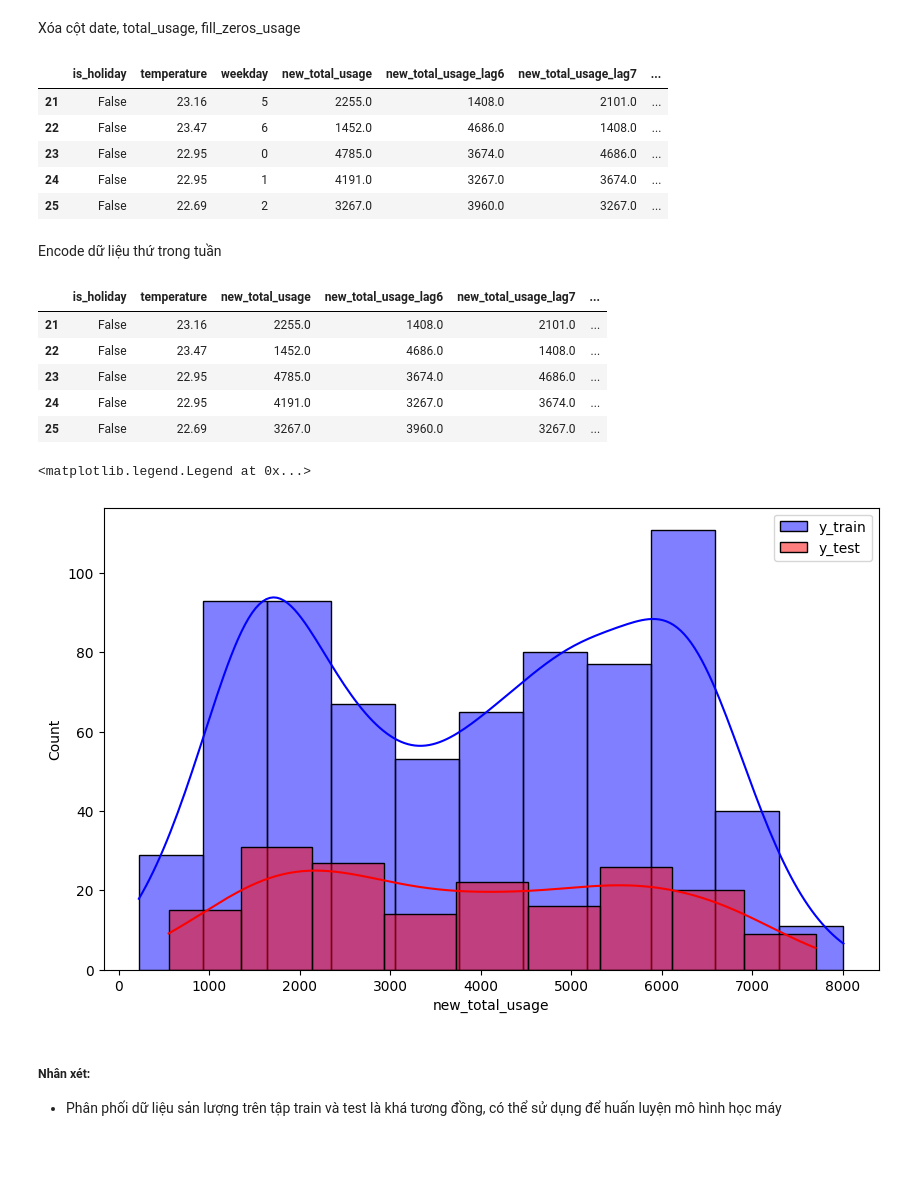
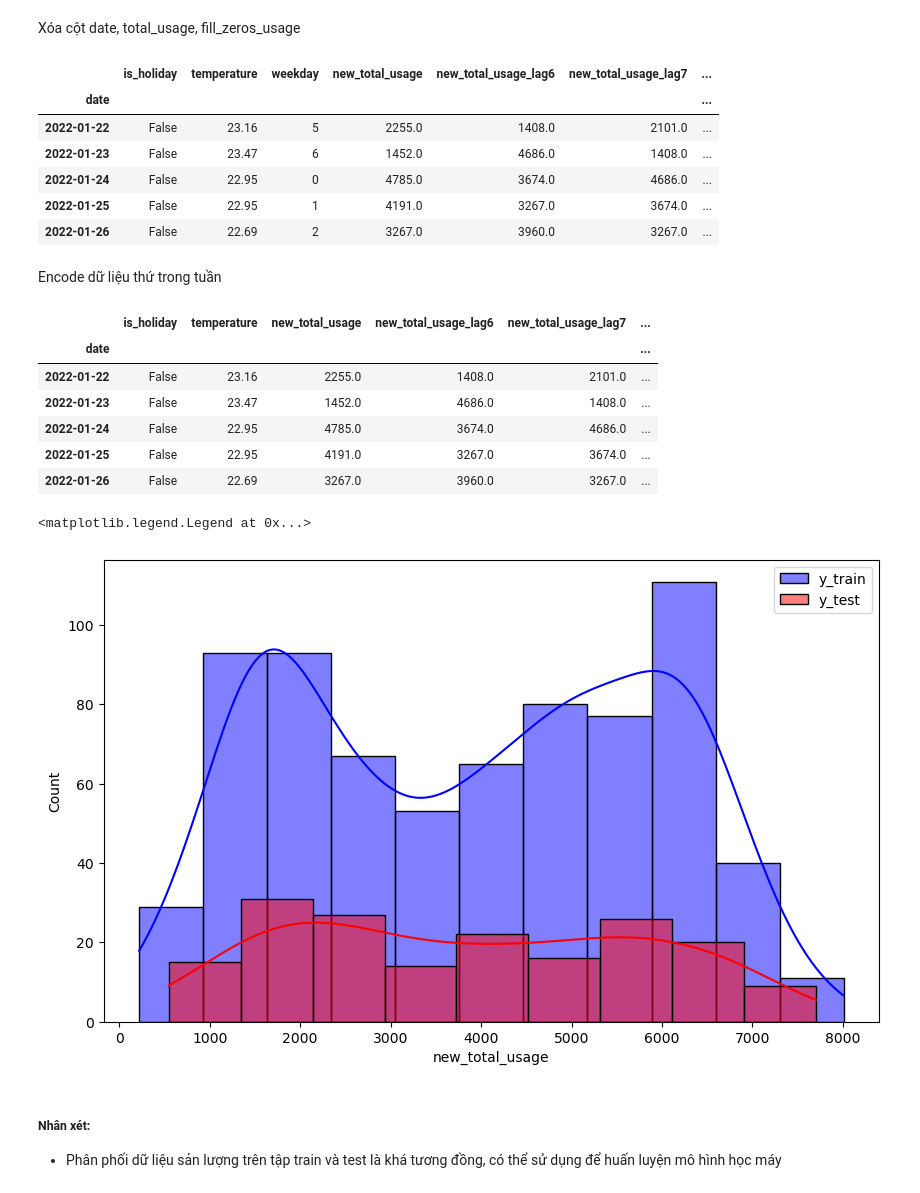
Before and after one commit to Tamvt0203/ElectricityConsumptionPrediction, a Jupyter notebook: PreProcessingData.ipynb, the cells around one changed output. Saved outputs shown, nothing was run; the diff lists cells and outputs as text; code cells hidden in the pictures; blank space fills up the shorter version.

Commit message:
preprocessing data: set index date before save csv

```diff
--- a/PreProcessingData.ipynb
+++ b/PreProcessingData.ipynb
@@ -1077,15 +1077,17 @@ total_usage_df.head()
 # %% [markdown]
 Xóa cột date, total_usage, fill_zeros_usage
 # %%
-ml_df = total_usage_df.drop(labels=['date', 'total_usage',  'fill_zeros_usage'], axis='columns')
+ml_df = total_usage_df.drop(labels=['total_usage',  'fill_zeros_usage'], axis='columns')
+ml_df = ml_df.set_index('date')
 ml_df.head()
 # %% [output]
 |  | is_holiday | temperature | weekday | new_total_usage | new_total_usage_lag6 | new_total_usage_lag7 | ... |
-| 21 | False | 23.16 | 5 | 2255.0 | 1408.0 | 2101.0 | ... |
-| 22 | False | 23.47 | 6 | 1452.0 | 4686.0 | 1408.0 | ... |
-| 23 | False | 22.95 | 0 | 4785.0 | 3674.0 | 4686.0 | ... |
-| 24 | False | 22.95 | 1 | 4191.0 | 3267.0 | 3674.0 | ... |
-| 25 | False | 22.69 | 2 | 3267.0 | 3960.0 | 3267.0 | ... |
+| date |  |  |  |  |  |  | ... |
+| 2022-01-22 | False | 23.16 | 5 | 2255.0 | 1408.0 | 2101.0 | ... |
+| 2022-01-23 | False | 23.47 | 6 | 1452.0 | 4686.0 | 1408.0 | ... |
+| 2022-01-24 | False | 22.95 | 0 | 4785.0 | 3674.0 | 4686.0 | ... |
+| 2022-01-25 | False | 22.95 | 1 | 4191.0 | 3267.0 | 3674.0 | ... |
+| 2022-01-26 | False | 22.69 | 2 | 3267.0 | 3960.0 | 3267.0 | ... |
 # %% [markdown]
 Encode dữ liệu thứ trong tuần
 # %%
@@ -1093,11 +1095,12 @@ ml_df = pd.get_dummies(data=ml_df, columns=['weekday'], drop_first=True)
 ml_df.head()
 # %% [output]
 |  | is_holiday | temperature | new_total_usage | new_total_usage_lag6 | new_total_usage_lag7 | ... |
-| 21 | False | 23.16 | 2255.0 | 1408.0 | 2101.0 | ... |
-| 22 | False | 23.47 | 1452.0 | 4686.0 | 1408.0 | ... |
-| 23 | False | 22.95 | 4785.0 | 3674.0 | 4686.0 | ... |
-| 24 | False | 22.95 | 4191.0 | 3267.0 | 3674.0 | ... |
-| 25 | False | 22.69 | 3267.0 | 3960.0 | 3267.0 | ... |
+| date |  |  |  |  |  | ... |
+| 2022-01-22 | False | 23.16 | 2255.0 | 1408.0 | 2101.0 | ... |
+| 2022-01-23 | False | 23.47 | 1452.0 | 4686.0 | 1408.0 | ... |
+| 2022-01-24 | False | 22.95 | 4785.0 | 3674.0 | 4686.0 | ... |
+| 2022-01-25 | False | 22.95 | 4191.0 | 3267.0 | 3674.0 | ... |
+| 2022-01-26 | False | 22.69 | 3267.0 | 3960.0 | 3267.0 | ... |
 # %%
 X = ml_df.drop(columns=['new_total_usage'])
 y = ml_df['new_total_usage']
@@ -1110,7 +1113,7 @@ sns.histplot(y_test, color="red", label="y_test", kde=True)
 plt.legend()
 # %% [output]
 <matplotlib.legend.Legend at 0x...>
-[figure, old version]
+[figure, new version]
 # %% [markdown]
 ##### Nhân xét:
 - Phân phối dữ liệu sản lượng trên tập train và test là khá tương đồng, có thể sử dụng để huấn luyện mô hình học máy
```
Also changed, not shown: parts of 6 cells of this notebook.
